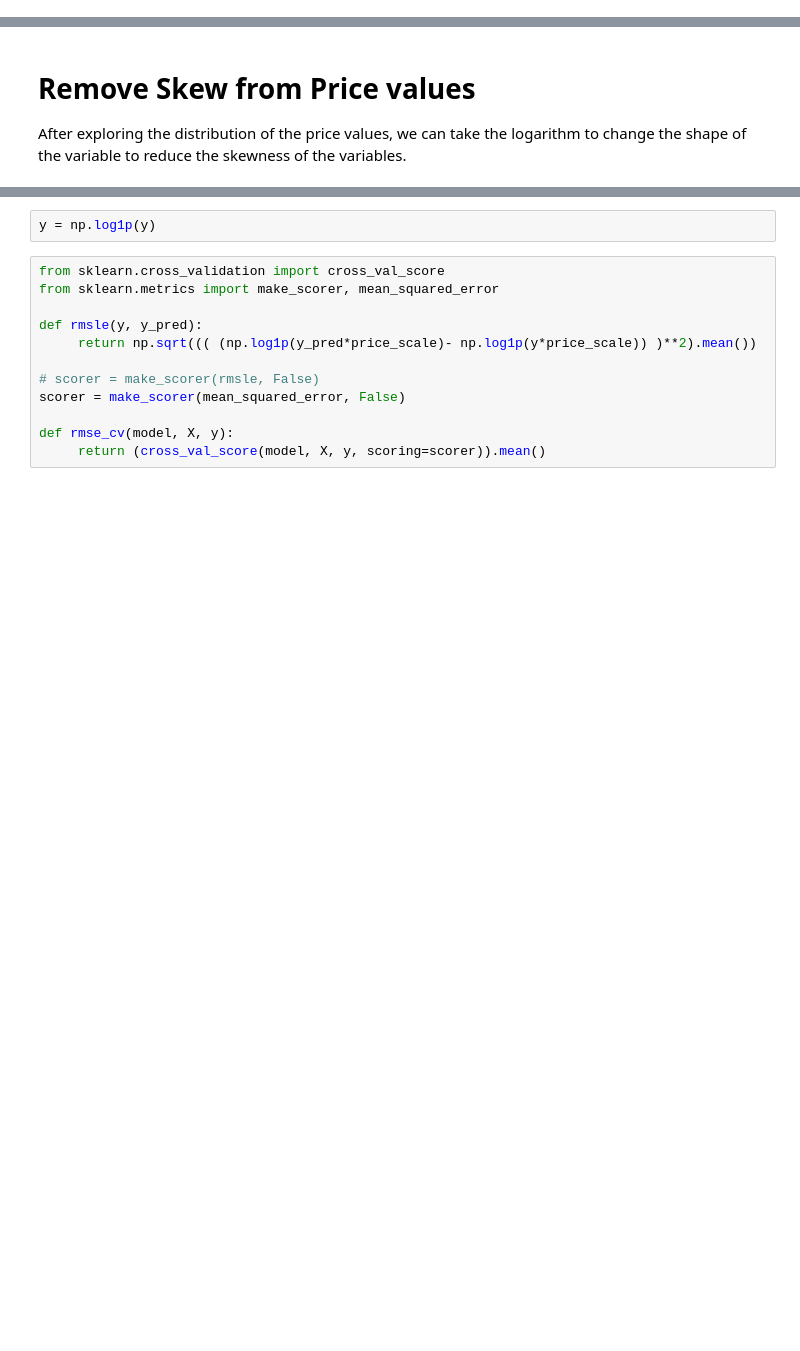
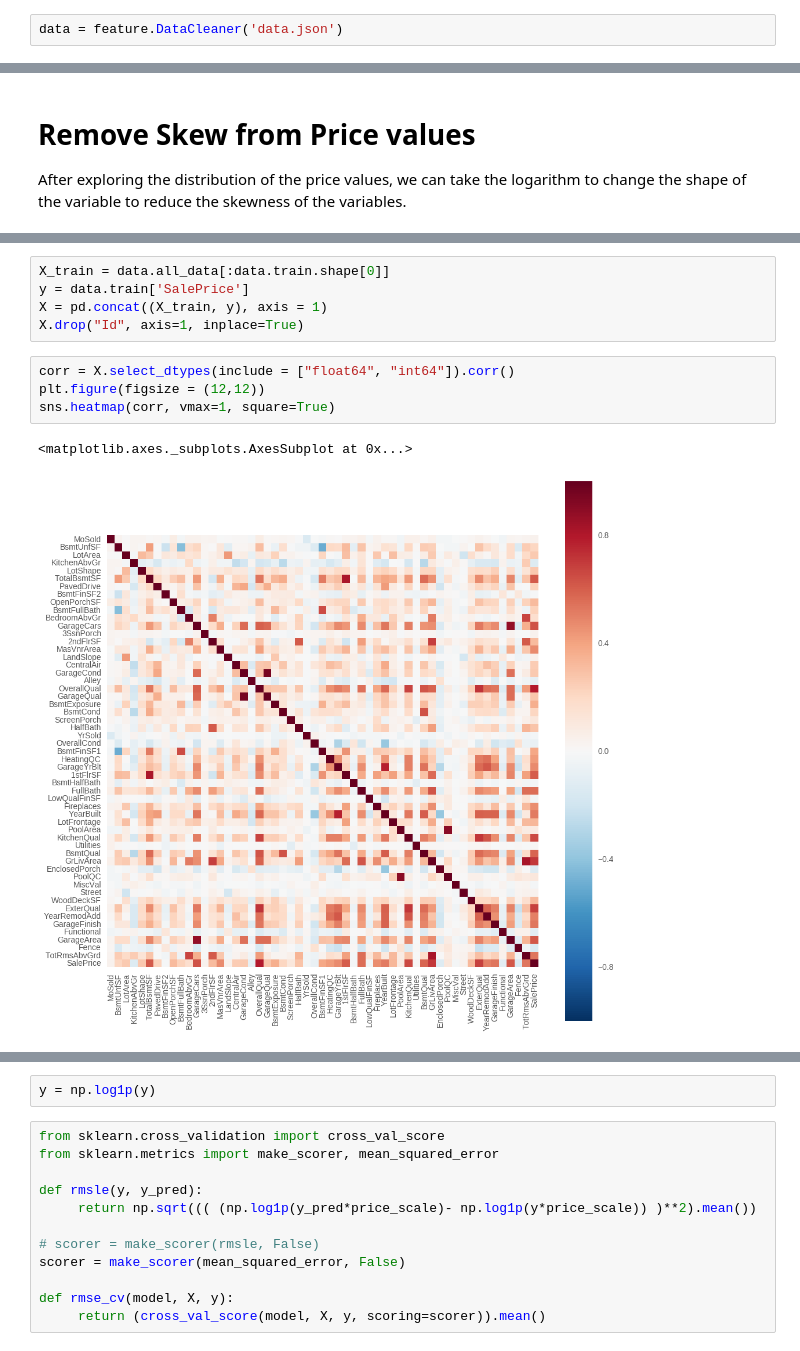
Before and after one commit to dolremi/Housing_Price, a Jupyter notebook: notebook/features.ipynb, the cells around one changed output, grey strips where cells are left out. Cells and saved outputs as stored; diff of their text form; blank space fills up the shorter version.

```diff
--- a/notebook/features.ipynb
+++ b/notebook/features.ipynb
@@ -66,0 +15,2 @@ dtype: int64
+# %%
+data = feature.DataCleaner('data.json')
@@ -286,0 +256,12 @@ cleaner.normalize_numerical(True,exclusion)
+# %%
+X_train = data.all_data[:data.train.shape[0]]
+y = data.train['SalePrice']
+X = pd.concat((X_train, y), axis = 1)
+X.drop("Id", axis=1, inplace=True)
+# %%
+corr = X.select_dtypes(include = ["float64", "int64"]).corr()
+plt.figure(figsize = (12,12))
+sns.heatmap(corr, vmax=1, square=True)
+# %% [output]
+<matplotlib.axes._subplots.AxesSubplot at 0x...>
+[figure, added]
```
Also changed, not shown: parts of 26 cells of this notebook, 11 other files.
